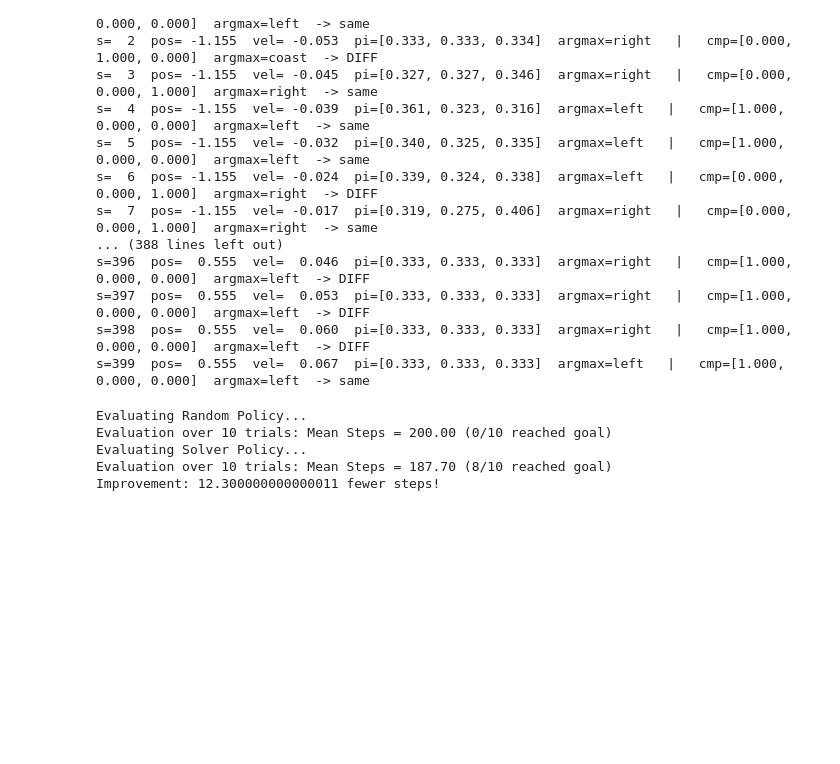
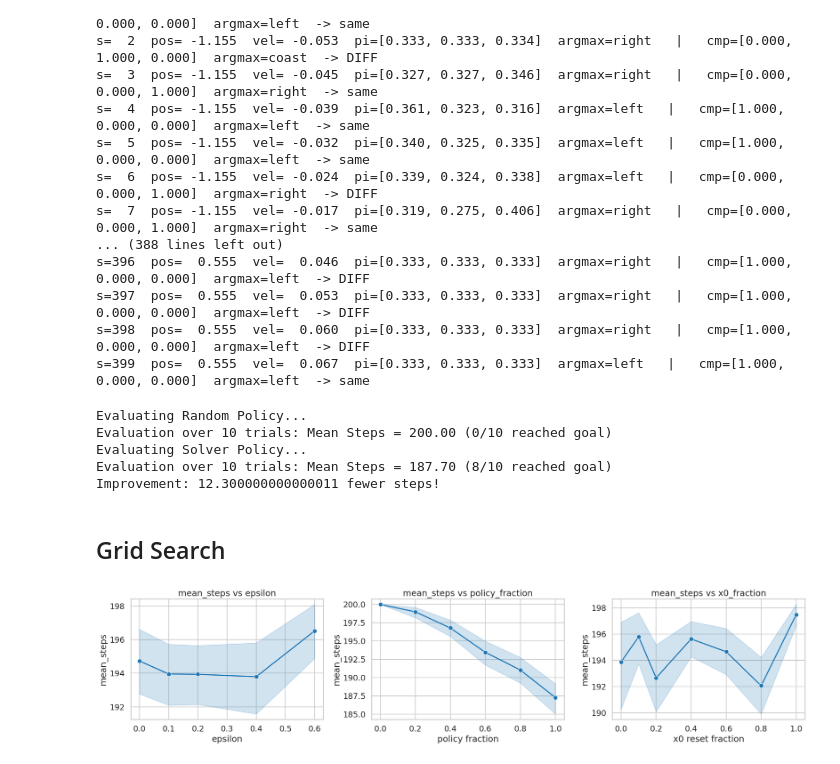
Before and after one commit to maaurod/FOGAS, a Jupyter notebook: testing_vectorized/MountainCar_rebuilt.ipynb, the cells around one changed output. Cells and saved outputs as stored; diff of their text form; code cells hidden in the pictures; blank space fills up the shorter version.

```diff
--- a/testing_vectorized/MountainCar_rebuilt.ipynb
+++ b/testing_vectorized/MountainCar_rebuilt.ipynb
@@ -907,3 +917,81 @@ Evaluation over 10 trials: Mean Steps = 200.00 (0/10 reached goal)
 Evaluating Solver Policy...
 Evaluation over 10 trials: Mean Steps = 187.70 (8/10 reached goal)
 Improvement: 12.300000000000011 fewer steps!
+# %% [markdown]
+## Grid Search
+# %%
+sns.set_theme(style="whitegrid", context="talk")
+
+csv_path = PROJECT_ROOT / "datasets" / "grids" / "mountaincar_rebuilt_grid_search.csv"
+df = pd.read_csv(csv_path)
+
+# Keep only successful runs
+df = df[df["status"] == "ok"].copy()
+
+# Parse reset_name into a numeric x0 fraction, e.g. x0_40_custom_60 -> 0.4
+def parse_x0_fraction(name):
+    m = re.match(r"x0_(\d+)_custom_(\d+)", str(name))
+    return int(m.group(1)) / 100 if m else np.nan
+
+df["x0_fraction"] = df["reset_name"].map(parse_x0_fraction)
+df["custom_fraction"] = 1.0 - df["x0_fraction"]
+df["policy_random_mix"] = (
+    df["policy_fraction"].round(2).astype(str)
+    + " / "
+    + df["random_fraction"].round(2).astype(str)
+)
+
+# Pick the metric you want to plot
+metric = "mean_steps"   # or "successes"
+
+plot_specs = [
+    {
+        "x": "epsilon",
+        "title": f"{metric} vs epsilon",
+        "xlabel": "epsilon",
+    },
+    {
+        "x": "policy_fraction",
+        "title": f"{metric} vs policy_fraction",
+        "xlabel": "policy fraction",
+    },
+    {
+        "x": "x0_fraction",
+        "title": f"{metric} vs x0_fraction",
+        "xlabel": "x0 reset fraction",
+    },
+]
+
+# Keep only variables that actually vary in the CSV
+plot_specs = [spec for spec in plot_specs if df[spec["x"]].nunique() > 1]
+
+fig, axes = plt.subplots(1, len(plot_specs), figsize=(7 * len(plot_specs), 5), squeeze=False)
+axes = axes[0]
+
+for ax, spec in zip(axes, plot_specs):
+    x = spec["x"]
+
+    # Count how many observations exist per x-value.
+    # If >1, seaborn can draw a CI band from the available data.
+    counts_per_x = df.groupby(x)[metric].size()
+    use_ci = counts_per_x.max() > 1
+
+    sns.lineplot(
+        data=df,
+        x=x,
+        y=metric,
+        marker="o",
+        estimator="mean",
+        errorbar=("ci", 95) if use_ci else None,
+        ax=ax,
+        color="#1f77b4",
+    )
+
+    ax.set_title(spec["title"])
+    ax.set_xlabel(spec["xlabel"])
+    ax.set_ylabel(metric)
+
+plt.tight_layout()
+plt.show()
+# %% [output]
+[figure, added]
```
Also changed, not shown: parts of 3 cells of this notebook, 9 other files.
